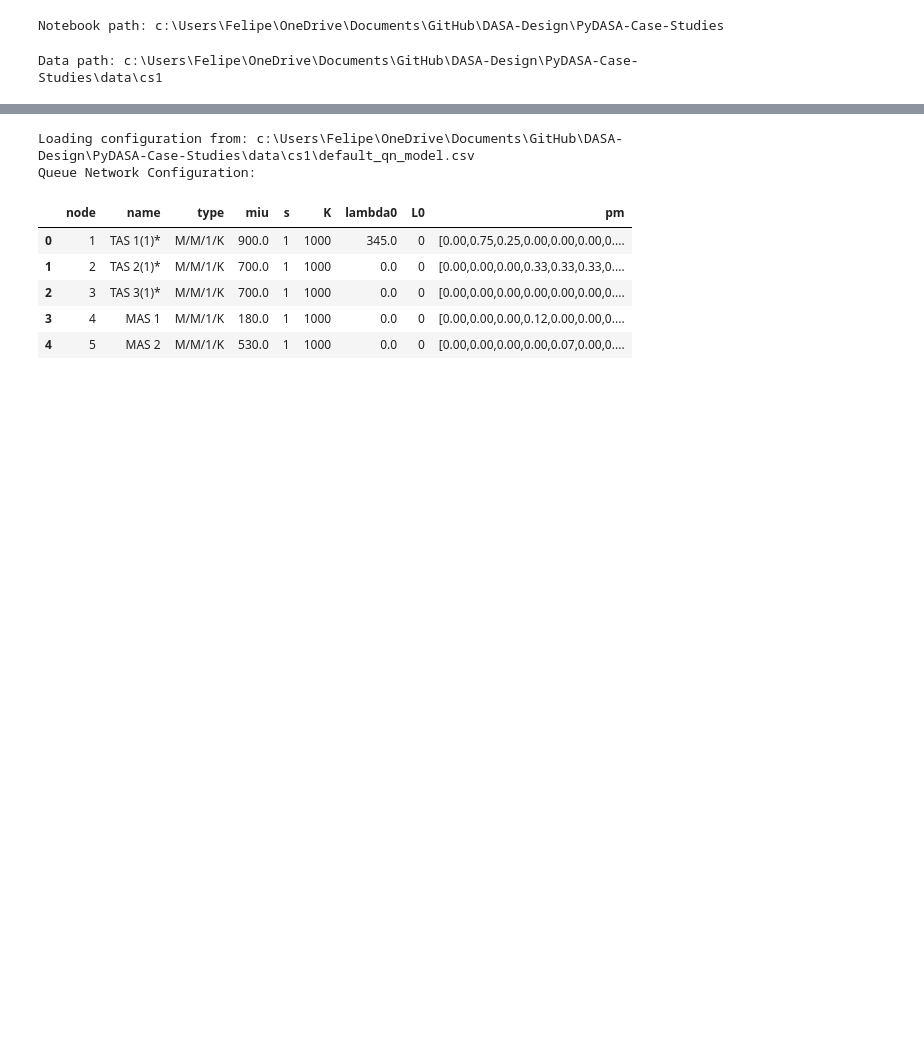
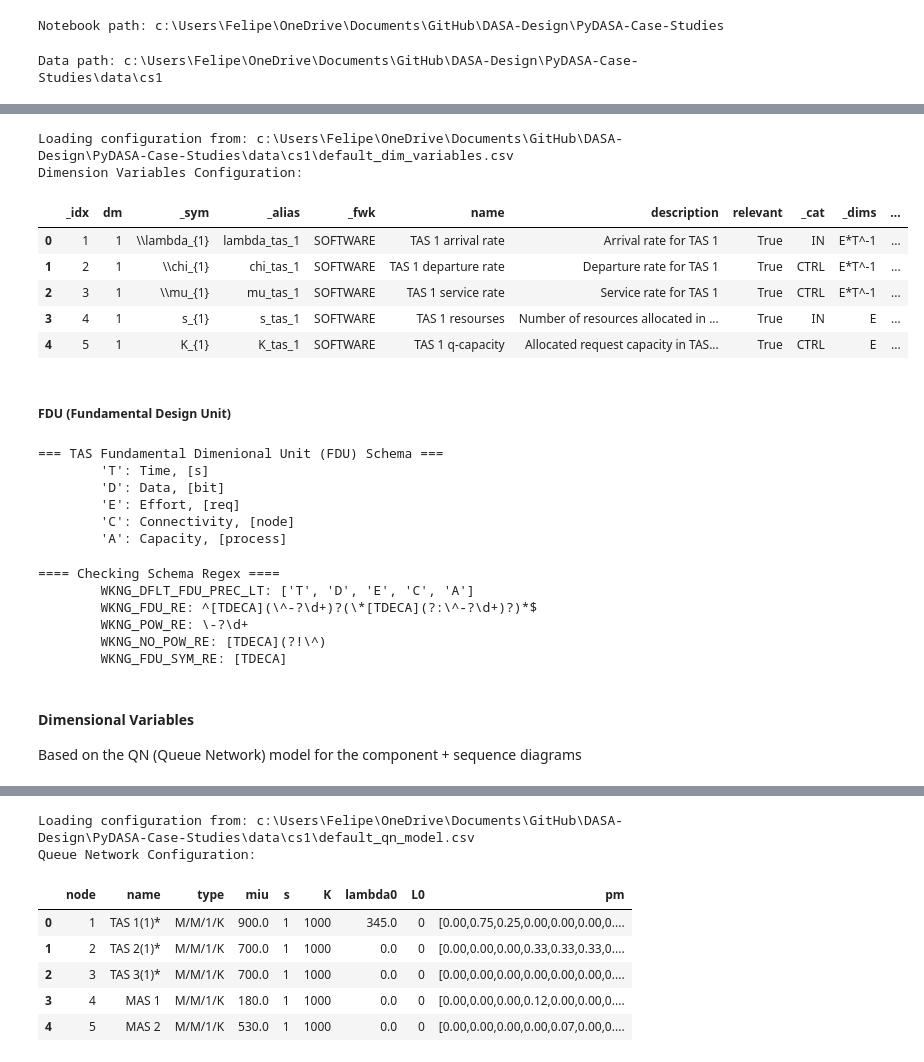
Before and after one commit to DASA-Design/PyDASA-CS1-TAS, a Jupyter notebook: CS-01C - TAS - Dimensional Modelling.ipynb, the cells around one changed output, grey strips where cells are left out. Cells and saved outputs as stored; diff of their text form; code cells hidden in the pictures; blank space fills up the shorter version.

```diff
--- a/CS-01C - TAS - Dimensional Modelling.ipynb
+++ b/CS-01C - TAS - Dimensional Modelling.ipynb
@@ -190,0 +203,55 @@ Data path: c:\Users\Felipe\OneDrive\Documents\GitHub\DASA-Design\PyDASA-Case-Stu
+# %%
+# Load configuration with mixed queue models
+dflt_da_cfg = load(file_path, "default_dim_variables.csv")
+print("Dimension Variables Configuration:")
+dflt_da_cfg.head()
+# %% [output]
+Loading configuration from: c:\Users\Felipe\OneDrive\Documents\GitHub\DASA-Design\PyDASA-Case-Studies\data\cs1\default_dim_variables.csv
+Dimension Variables Configuration:
+|  | _idx | dm | _sym | _alias | _fwk | name | description | relevant | _cat | _dims | ... |
+| 0 | 1 | 1 | \\lambda_{1} | lambda_tas_1 | SOFTWARE | TAS 1 arrival rate | Arrival rate for TAS 1 | True | IN | E*T^-1 | ... |
+| 1 | 2 | 1 | \\chi_{1} | chi_tas_1 | SOFTWARE | TAS 1 departure rate | Departure rate for TAS 1 | True | CTRL | E*T^-1 | ... |
+| 2 | 3 | 1 | \\mu_{1} | mu_tas_1 | SOFTWARE | TAS 1 service rate | Service rate for TAS 1 | True | CTRL | E*T^-1 | ... |
+| 3 | 4 | 1 | s_{1} | s_tas_1 | SOFTWARE | TAS 1 resourses | Number of resources allocated in ... | True | IN | E | ... |
+| 4 | 5 | 1 | K_{1} | K_tas_1 | SOFTWARE | TAS 1 q-capacity | Allocated request capacity in TAS... | True | CTRL | E | ... |
+# %% [markdown]
+##### **FDU (Fundamental Design Unit)**
+# %%
+# setting up custom FDU for software architecture
+tas_fwk = "SOFTWARE"
+tas_scm = DimScheme(_sym="FDU_{TAS}",
+                        _alias="fdu_tas",
+                        _idx=0,
+                        name="TAS FDUs",
+                        _fwk=tas_fwk,
+                        description="FDU schema for the TAS case study.")
+# print(tas_scm)
+print("=== TAS Fundamental Dimenional Unit (FDU) Schema ===")
+for dim in tas_scm.fdus:
+    print(f"\t'{dim.sym}': {dim.name}, [{dim.unit}]")
+# %% [output]
+=== TAS Fundamental Dimenional Unit (FDU) Schema ===
+        'T': Time, [s]
+        'D': Data, [bit]
+        'E': Effort, [req]
+        'C': Connectivity, [node]
+        'A': Capacity, [process]
+# %%
+tas_scm.update_global_config()
+print("\n==== Checking Schema Regex ====")
+print("\tWKNG_DFLT_FDU_PREC_LT:", config.WKNG_FDU_PREC_LT)
+print("\tWKNG_FDU_RE:", config.WKNG_FDU_RE)
+print("\tWKNG_POW_RE:", config.WKNG_POW_RE)
+print("\tWKNG_NO_POW_RE:", config.WKNG_NO_POW_RE)
+print("\tWKNG_FDU_SYM_RE:", config.WKNG_FDU_SYM_RE)
+# %% [output]
+==== Checking Schema Regex ====
+        WKNG_DFLT_FDU_PREC_LT: ['T', 'D', 'E', 'C', 'A']
+        WKNG_FDU_RE: ^[TDECA](\^-?\d+)?(\*[TDECA](?:\^-?\d+)?)*$
+        WKNG_POW_RE: \-?\d+
+        WKNG_NO_POW_RE: [TDECA](?!\^)
+        WKNG_FDU_SYM_RE: [TDECA]
+# %% [markdown]
+#### **Dimensional Variables**
+
+Based on the QN (Queue Network) model for the component + sequence diagrams
```
Also changed, not shown: parts of 30 cells of this notebook, 15 other files.
